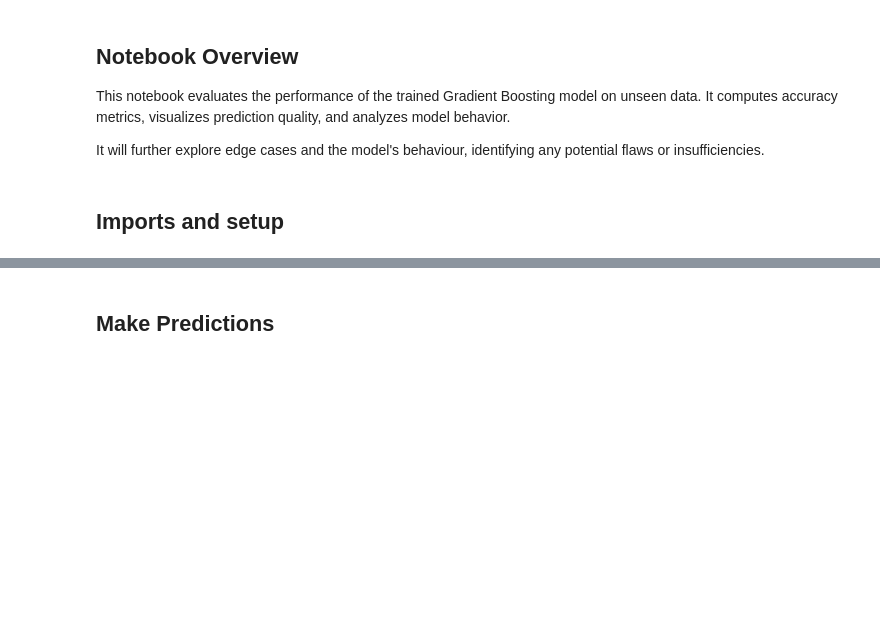
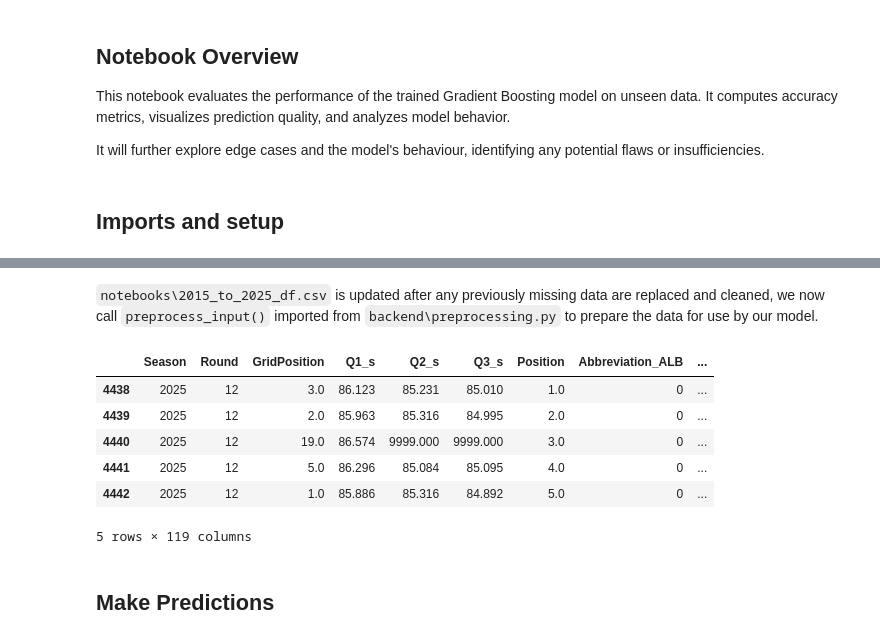
Before and after one commit to heeelol/F1-Predictor, a Jupyter notebook: notebooks/f1_model_evaluation.ipynb, the cells around one changed output, grey strips where cells are left out. Saved outputs shown, nothing was run; the diff lists cells and outputs as text; code cells hidden in the pictures; blank space fills up the shorter version.

```diff
--- a/notebooks/f1_model_evaluation.ipynb
+++ b/notebooks/f1_model_evaluation.ipynb
@@ -31,2 +53,19 @@ GradientBoostingRegressor(learning_rate=0.05, random_state=42)
+# %% [markdown]
+`notebooks\2015_to_2025_df.csv` is updated after any previously missing data are replaced and cleaned, we now call `preprocess_input()` imported from `backend\preprocessing.py` to prepare the data for use by our model.
+# %%
+test = preprocess_input(eval_df)
+
+X = test.drop('Position', axis=1)
+y = test['Position']
+
+test.head(5) # For visualisation purposes
+# %% [output]
+|  | Season | Round | GridPosition | Q1_s | Q2_s | Q3_s | Position | Abbreviation_ALB | ... |
+| 4438 | 2025 | 12 | 3.0 | 86.123 | 85.231 | 85.010 | 1.0 | 0 | ... |
+| 4439 | 2025 | 12 | 2.0 | 85.963 | 85.316 | 84.995 | 2.0 | 0 | ... |
+| 4440 | 2025 | 12 | 19.0 | 86.574 | 9999.000 | 9999.000 | 3.0 | 0 | ... |
+| 4441 | 2025 | 12 | 5.0 | 86.296 | 85.084 | 85.095 | 4.0 | 0 | ... |
+| 4442 | 2025 | 12 | 1.0 | 85.886 | 85.316 | 84.892 | 5.0 | 0 | ... |
+5 rows × 119 columns
 # %% [markdown]
 ## Make Predictions
```
Also changed, not shown: parts of 10 cells of this notebook, 18 other files.
